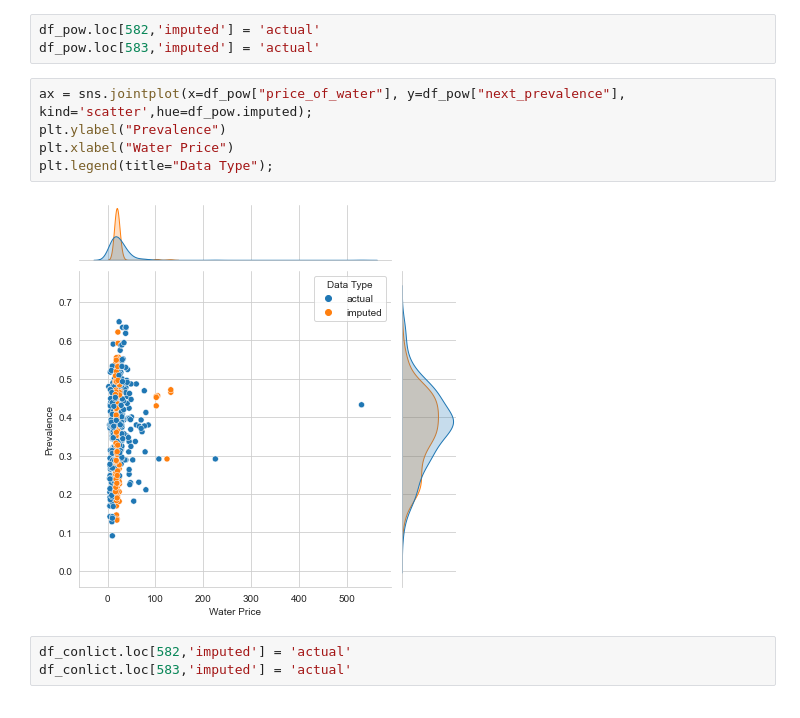
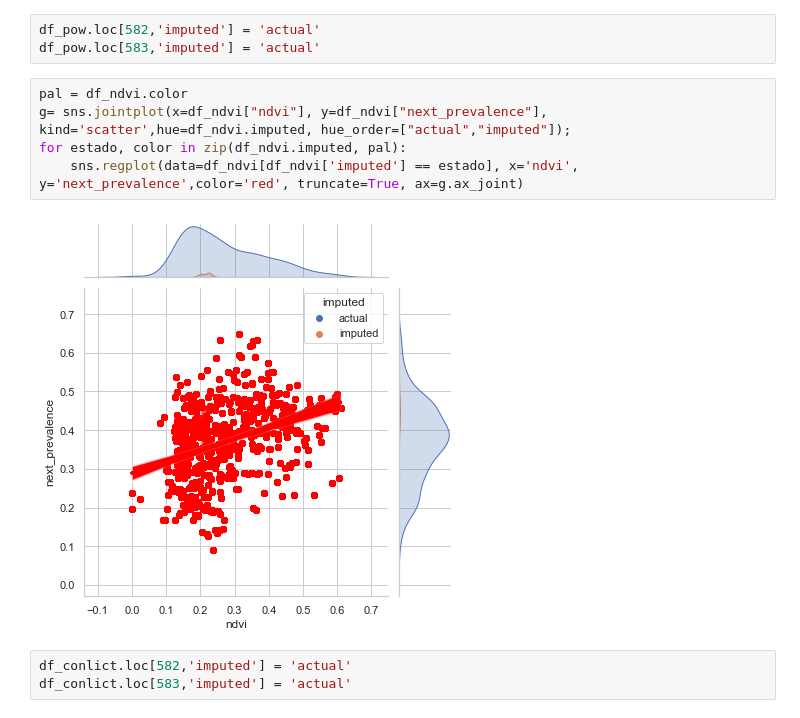
Before and after one commit to LeanderHuyghe/Wasting_Prediction, a Jupyter notebook: Imputation Visualisation.ipynb, the cells around one changed output. Drawn from its saved outputs; the diff is of its cells as text.

```diff
--- a/Imputation Visualisation.ipynb
+++ b/Imputation Visualisation.ipynb
@@ -241,13 +249,13 @@ plt.legend(title="Data Type");
 # %%
 df_pow.loc[582,'imputed'] = 'actual'
 df_pow.loc[583,'imputed'] = 'actual'
-# %%
-ax = sns.jointplot(x=df_pow["price_of_water"], y=df_pow["next_prevalence"], kind='scatter',hue=df_pow.imputed);
-plt.ylabel("Prevalence")
-plt.xlabel("Water Price")
-plt.legend(title="Data Type");
-# %% [output]
-[figure, removed]
+# %%
+pal = df_ndvi.color
+g= sns.jointplot(x=df_ndvi["ndvi"], y=df_ndvi["next_prevalence"], kind='scatter',hue=df_ndvi.imputed, hue_order=["actual","imputed"]);
+for estado, color in zip(df_ndvi.imputed, pal):
+    sns.regplot(data=df_ndvi[df_ndvi['imputed'] == estado], x='ndvi', y='next_prevalence',color='red', truncate=True, ax=g.ax_joint)
+# %% [output]
+[figure, added]
 # %%
 df_conlict.loc[582,'imputed'] = 'actual'
 df_conlict.loc[583,'imputed'] = 'actual'
```
Also changed, not shown: parts of 12 cells of this notebook, 2 other files.
